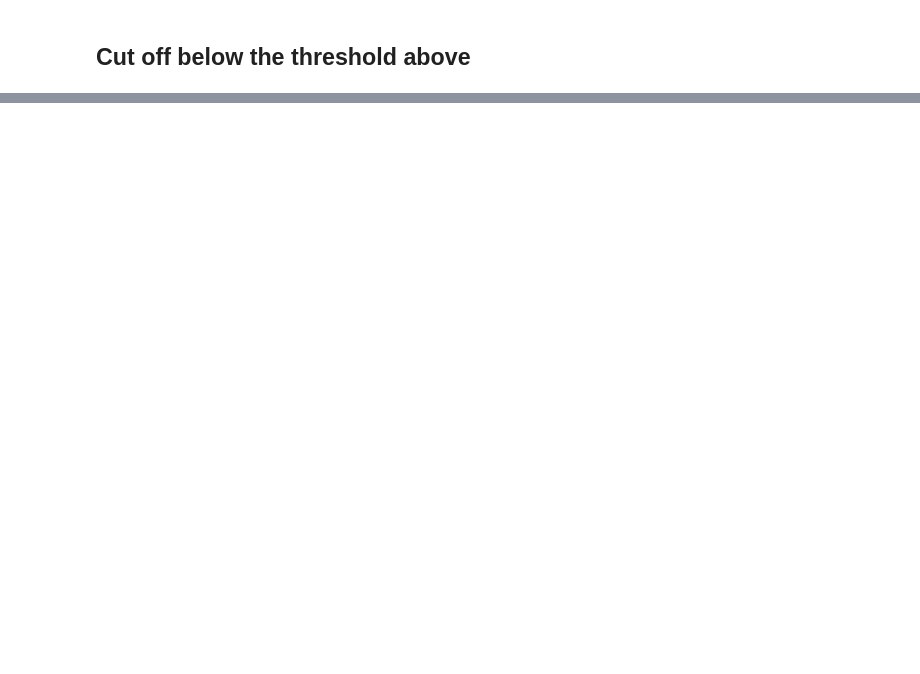
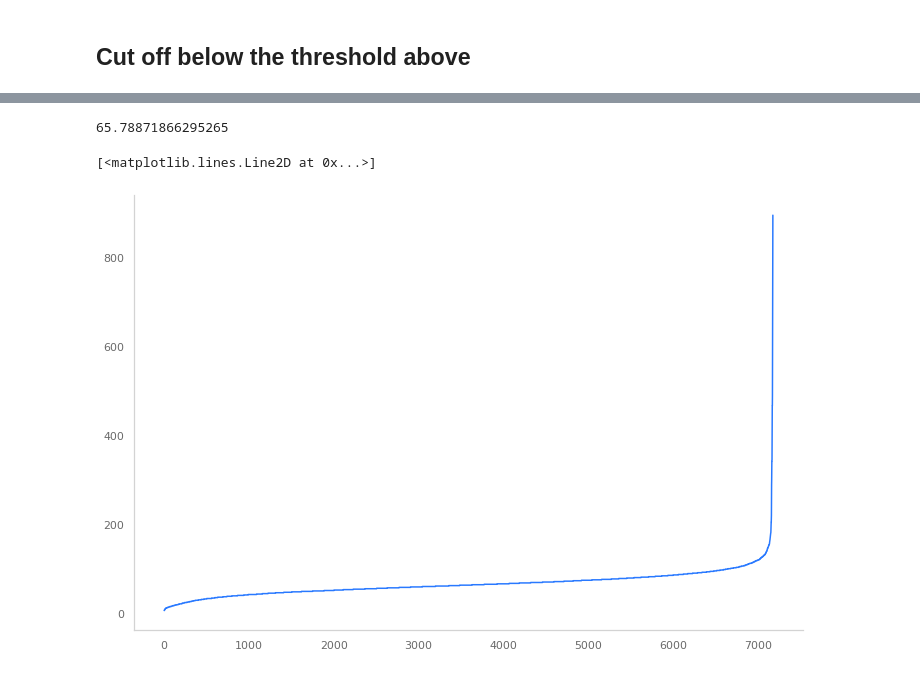
Before and after one commit to adamnpeace/nlp-project, a Jupyter notebook: data-preprocessing.ipynb, the cells around one changed output, grey strips where cells are left out. Cells and saved outputs as stored; diff of their text form; code cells hidden in the pictures; blank space fills up the shorter version.

```diff
--- a/data-preprocessing.ipynb
+++ b/data-preprocessing.ipynb
@@ -348,3 +387,15 @@ assert len(data_train) + len(data_dev) == len(data_rows), 'Data sizes do not mat
 # %%
 json.dump(data_train, open(PATH + '/preprocessed/data_train.json', 'w', encoding='utf-8'))
 json.dump(data_dev, open(PATH + '/preprocessed/data_dev.json', 'w', encoding='utf-8'))
+# %%
+l = np.zeros(len(df))
+for i in range(len(df)):
+  l[i] = len(df.iloc[i]['passages'].split(' '))
+l.mean()
+# %% [output]
+65.78871866295265
+# %%
+plt.plot(l)
+# %% [output]
+[<matplotlib.lines.Line2D at 0x...>]
+[figure, added]
```
Also changed, not shown: parts of 17 cells of this notebook, 5 other files.
